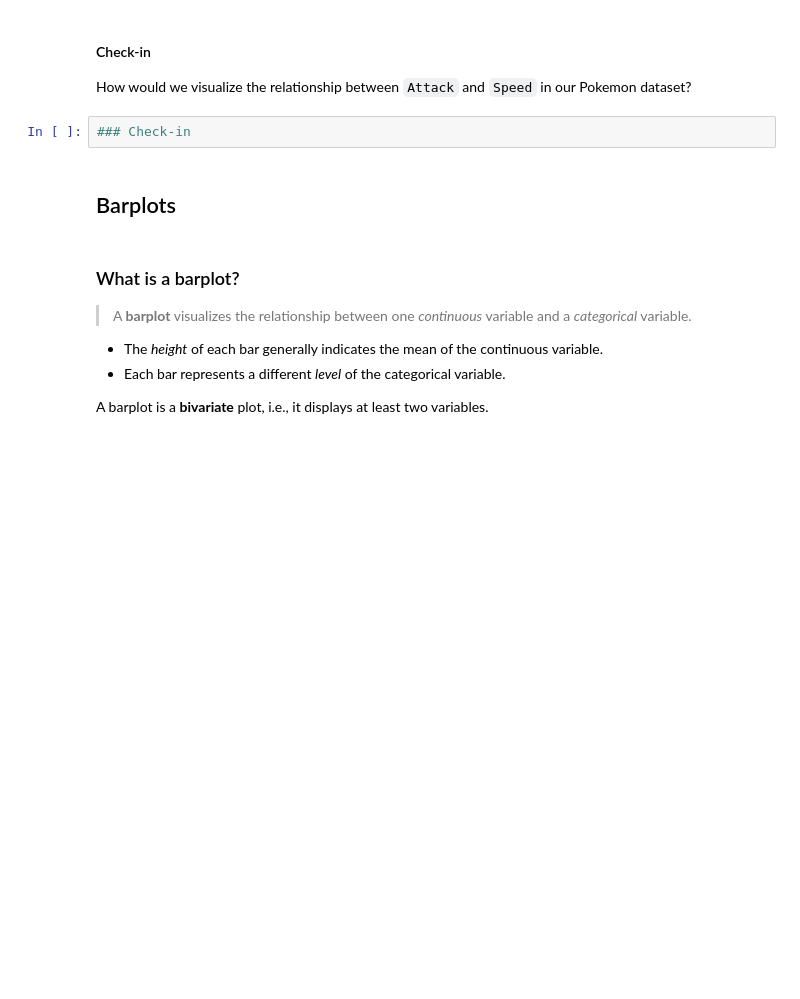
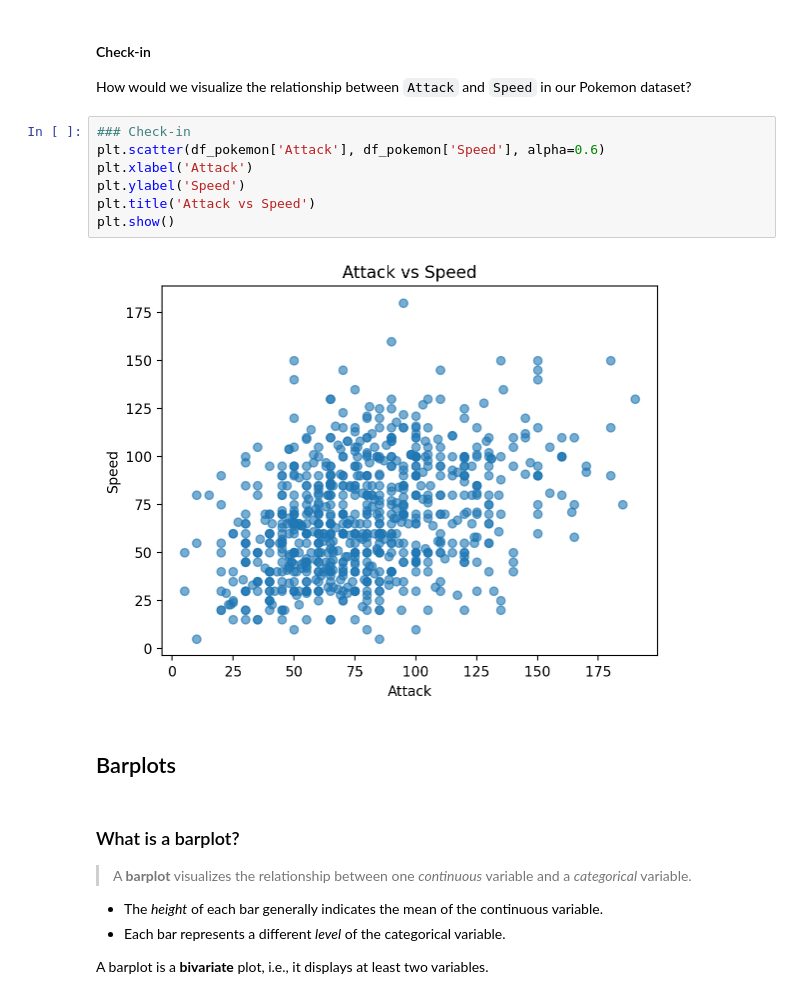
Before and after one commit to rszgosz/descriptive_statistics, a Jupyter notebook: Report4/Exercise5.ipynb, the cells around one changed output. Drawn from its saved outputs; the diff is of its cells as text; blank space fills up the shorter version.

```diff
--- a/Report4/Exercise5.ipynb
+++ b/Report4/Exercise5.ipynb
@@ -328,6 +344,13 @@ plt.scatter(x, y, alpha = .6);
 How would we visualize the relationship between `Attack` and `Speed` in our Pokemon dataset?
 # %%
 ### Check-in
+plt.scatter(df_pokemon['Attack'], df_pokemon['Speed'], alpha=0.6)
+plt.xlabel('Attack')
+plt.ylabel('Speed')
+plt.title('Attack vs Speed')
+plt.show()
+# %% [output]
+[figure, added]
 # %% [markdown]
 ## Barplots
 # %% [markdown]
```
Also changed, not shown: parts of 22 cells of this notebook, 2 other files.
